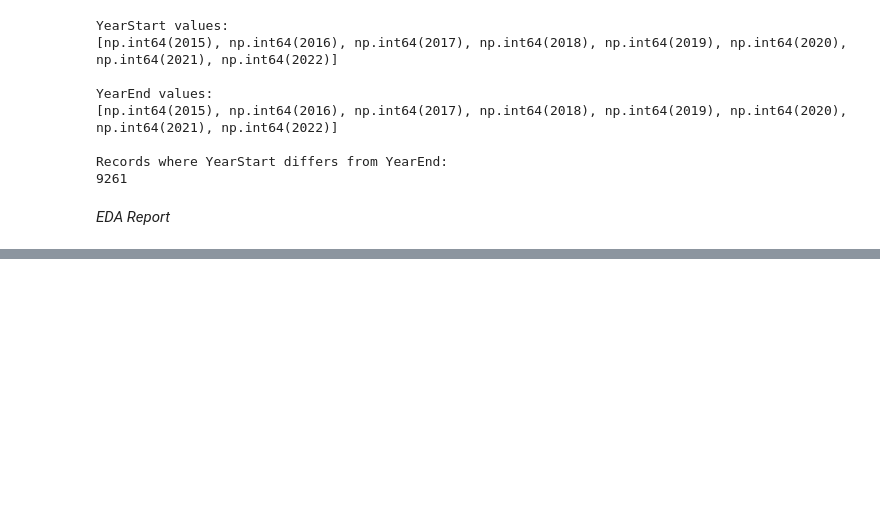
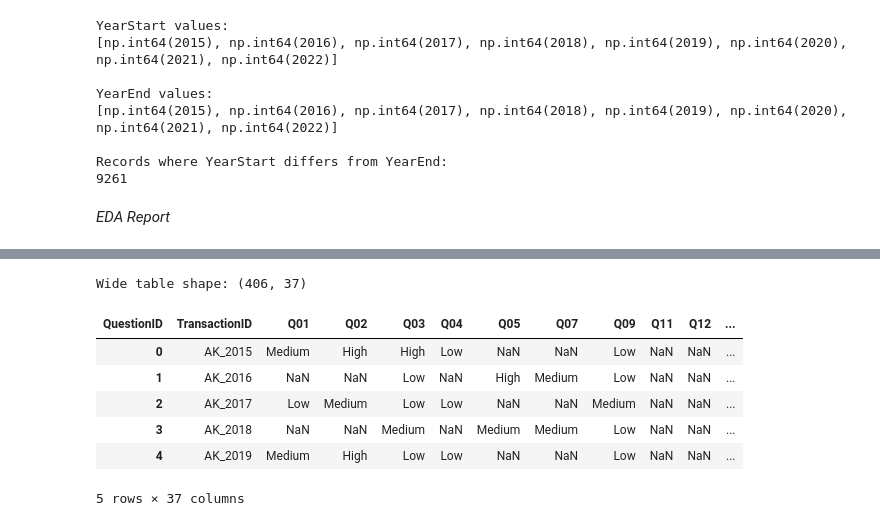
Before and after one commit to aadrianbocardo/project2, a Jupyter notebook: scripts/Thirumurugan_Bocardo_part2_alzheimer.ipynb, the cells around one changed output, grey strips where cells are left out. Drawn from its saved outputs; the diff is of its cells as text; code cells hidden in the pictures; blank space fills up the shorter version.

```diff
--- a/scripts/Thirumurugan_Bocardo_part2_alzheimer.ipynb
+++ b/scripts/Thirumurugan_Bocardo_part2_alzheimer.ipynb
@@ -194,0 +352,19 @@ profile.to_file("../outputs/Thirumurugan_Bocardo_part2_alzheimer_EDA.html")
+# %%
+# Item table - shows which health indicator items belong to each state-year transaction
+
+item_table = clean[
+    [
+        "TransactionID",
+        "LocationAbbr",
+        "YearStart",
+        "QuestionID",
+        "Question",
+        "Data_Value",
+        "Category",
+        "Item"
+    ]
+].copy()
+
+print("Item table shape:", item_table.shape)
+
+display(item_table.head())
@@ -194,0 +379,23 @@ profile.to_file("../outputs/Thirumurugan_Bocardo_part2_alzheimer_EDA.html")
+# %%
+# wide categorical table - each row represents a transaction, and each column represents a health indicator
+
+wide_table = item_table.pivot(
+    index="TransactionID",
+    columns="QuestionID",
+    values="Category"
+)
+
+wide_table = wide_table.reset_index()
+
+print("Wide table shape:", wide_table.shape)
+
+display(wide_table.head())
+# %% [output]
+Wide table shape: (406, 37)
+| QuestionID | TransactionID | Q01 | Q02 | Q03 | Q04 | Q05 | Q07 | Q09 | Q11 | Q12 | ... |
+| 0 | AK_2015 | Medium | High | High | Low | NaN | NaN | Low | NaN | NaN | ... |
+| 1 | AK_2016 | NaN | NaN | Low | NaN | High | Medium | Low | NaN | NaN | ... |
+| 2 | AK_2017 | Low | Medium | Low | Low | NaN | NaN | Medium | NaN | NaN | ... |
+| 3 | AK_2018 | NaN | NaN | Medium | NaN | Medium | Medium | Low | NaN | NaN | ... |
+| 4 | AK_2019 | Medium | High | Low | Low | NaN | NaN | Low | NaN | NaN | ... |
+5 rows × 37 columns
```
Also changed, not shown: parts of 11 cells of this notebook.
